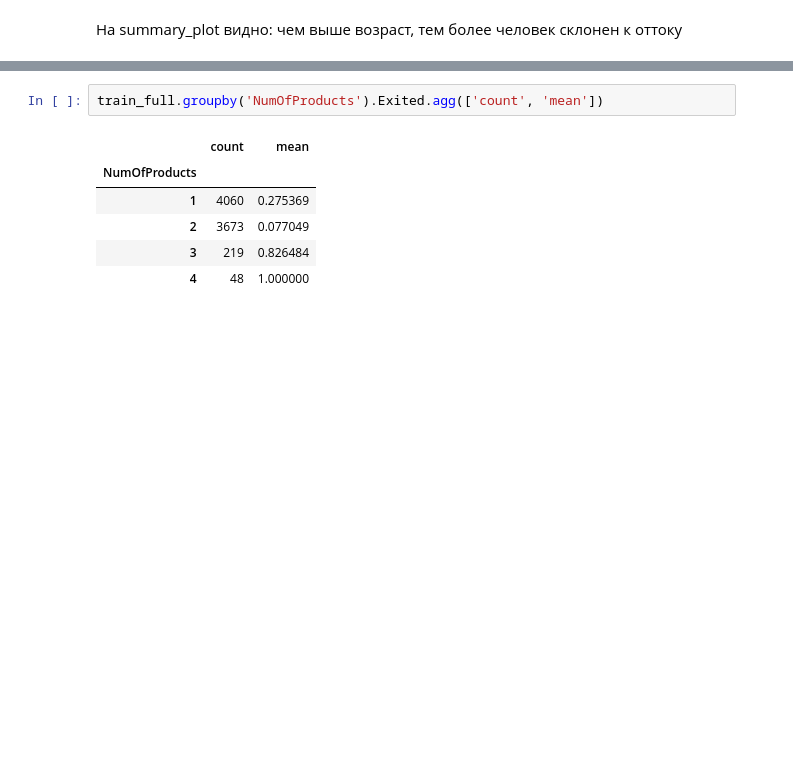
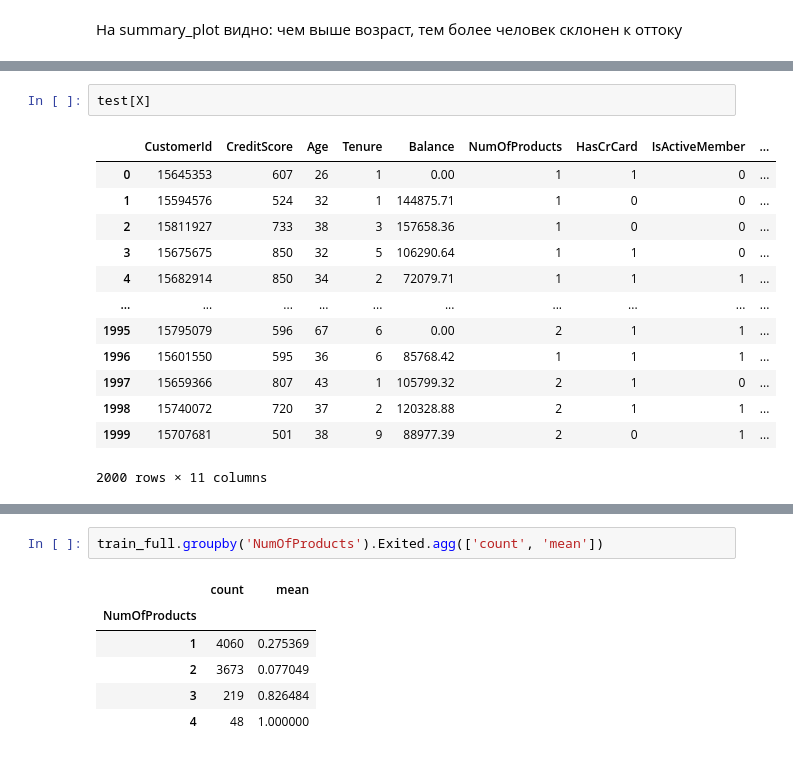
Before and after one commit to Zetis659/Data_Science_GM, a Jupyter notebook: 7.Classification/Classification.ipynb, the cells around one changed output, grey strips where cells are left out. Drawn from its saved outputs; the diff is of its cells as text; blank space fills up the shorter version.

```diff
--- a/7.Classification/Classification.ipynb
+++ b/7.Classification/Classification.ipynb
@@ -1019,3 +1039,19 @@ shap_values = explainer.shap_values(test[X])
+# %%
+test[X]
+# %% [output]
+|  | CustomerId | CreditScore | Age | Tenure | Balance | NumOfProducts | HasCrCard | IsActiveMember | ... |
+| 0 | 15645353 | 607 | 26 | 1 | 0.00 | 1 | 1 | 0 | ... |
+| 1 | 15594576 | 524 | 32 | 1 | 144875.71 | 1 | 0 | 0 | ... |
+| 2 | 15811927 | 733 | 38 | 3 | 157658.36 | 1 | 0 | 0 | ... |
+| 3 | 15675675 | 850 | 32 | 5 | 106290.64 | 1 | 1 | 0 | ... |
+| 4 | 15682914 | 850 | 34 | 2 | 72079.71 | 1 | 1 | 1 | ... |
+| ... | ... | ... | ... | ... | ... | ... | ... | ... | ... |
+| 1995 | 15795079 | 596 | 67 | 6 | 0.00 | 2 | 1 | 1 | ... |
+| 1996 | 15601550 | 595 | 36 | 6 | 85768.42 | 1 | 1 | 1 | ... |
+| 1997 | 15659366 | 807 | 43 | 1 | 105799.32 | 2 | 1 | 0 | ... |
+| 1998 | 15740072 | 720 | 37 | 2 | 120328.88 | 2 | 1 | 1 | ... |
+| 1999 | 15707681 | 501 | 38 | 9 | 88977.39 | 2 | 0 | 1 | ... |
+2000 rows × 11 columns
 # %%
 shap.summary_plot(shap_values, test[X])
 # %% [output]
```
Also changed, not shown: parts of 12 cells of this notebook, 41 other files.
